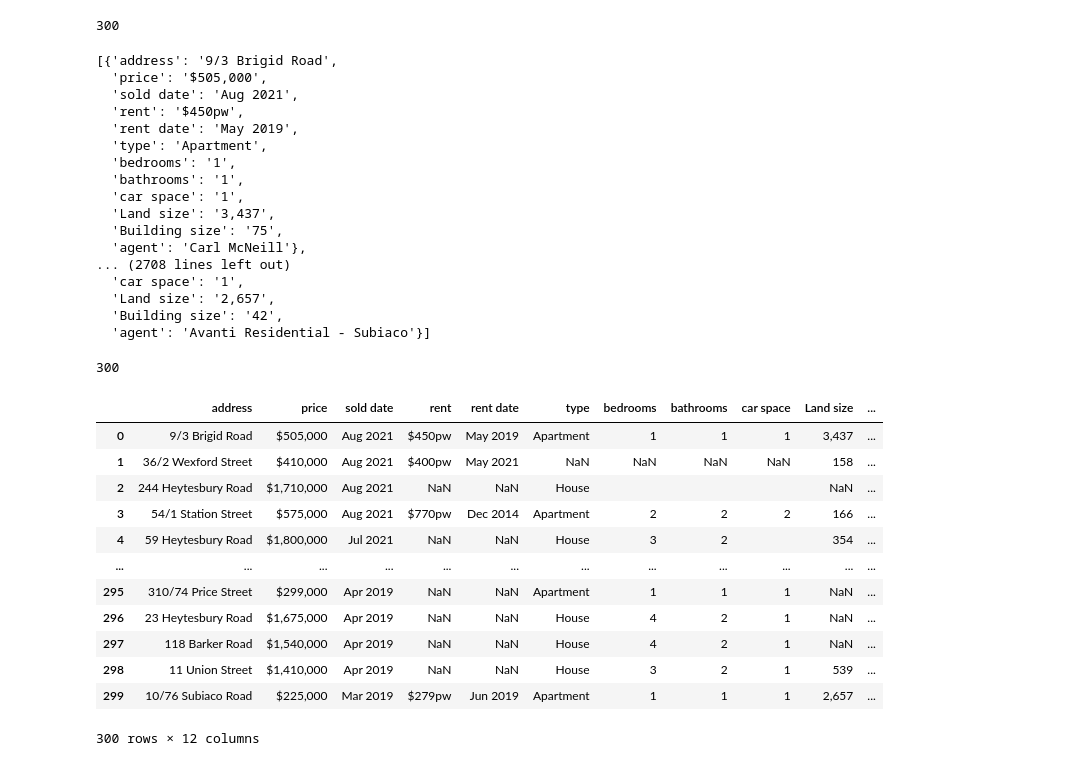
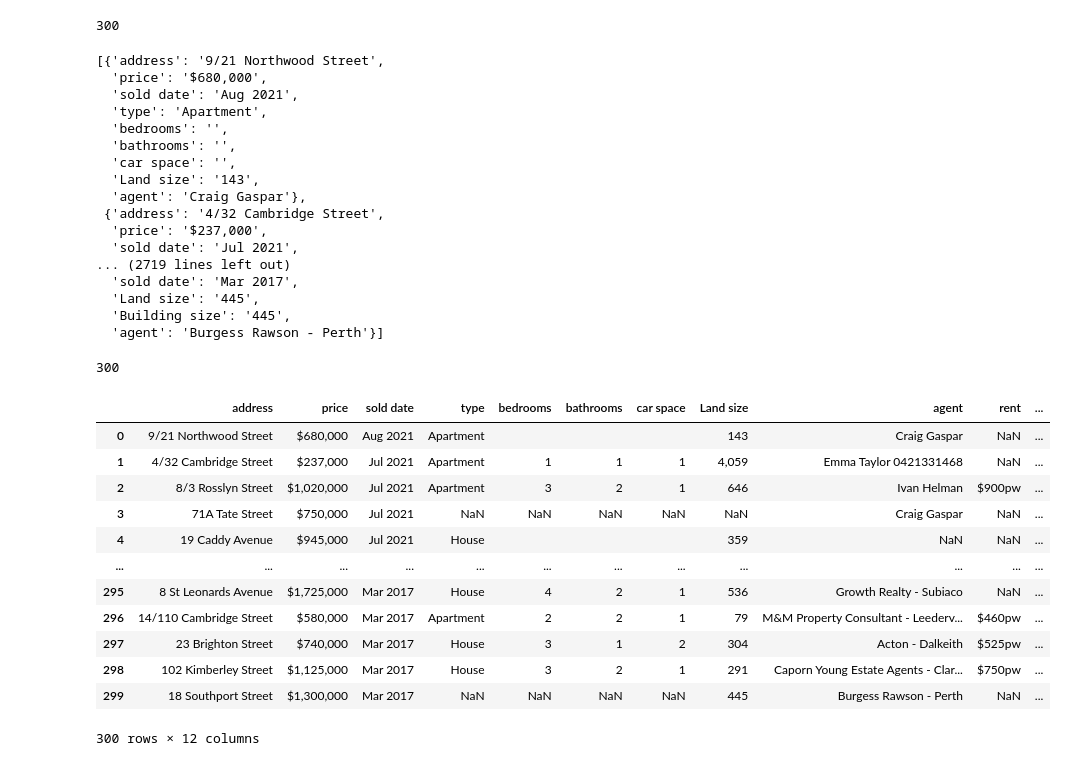
Before and after one commit to helenamin/Perth-City-Properties, a Jupyter notebook: Notebooks/Scrape.ipynb, the cells around one changed output. Drawn from its saved outputs; the diff is of its cells as text; code cells hidden in the pictures.

```diff
--- a/Notebooks/Scrape.ipynb
+++ b/Notebooks/Scrape.ipynb
@@ -32,7 +31,7 @@ pages = np.arange(0, 30, 1)
 for page in pages:
 
 #     page_url = "http://house.speakingsame.com/p.php?q=Perth&p="+ str(page) +"&s=1&st=&type=&count=300&region=Perth&lat=0&lng=0&sta=wa&htype=&agent=0&minprice=0&maxprice=0&minbed=0&maxbed=0&minland=0&maxland=0"
-    page_url = "http://house.speakingsame.com/p.php?q=Subiaco&p="+ str(page) +"&s=1&st=&type=&count=300&region=Subiaco&lat=0&lng=0&sta=wa&htype=&agent=0&minprice=0&maxprice=0&minbed=0&maxbed=0&minland=0&maxland=0"
+    page_url = "http://house.speakingsame.com/p.php?q=West+Leederville&p="+ str(page) +"&s=1&st=&type=&count=300&region=West+Leederville&lat=0&lng=0&sta=wa&htype=&agent=0&minprice=0&maxprice=0&minbed=0&maxbed=0&minland=0&maxland=0"
 
     browser.visit(page_url)
 
@@ -140,43 +139,43 @@ for i in range(0, len(addresses)):
 
 Properties
 # %% [output]
-[{'address': '9/3 Brigid Road',
-  'price': '$505,000',
+[{'address': '9/21 Northwood Street',
+  'price': '$680,000',
   'sold date': 'Aug 2021',
-  'rent': '$450pw',
-  'rent date': 'May 2019',
   'type': 'Apartment',
-  'bedrooms': '1',
-  'bathrooms': '1',
-  'car space': '1',
-  'Land size': '3,437',
-  'Building size': '75',
-  'agent': 'Carl McNeill'},
-... (2708 lines left out)
-  'car space': '1',
-  'Land size': '2,657',
-  'Building size': '42',
-  'agent': 'Avanti Residential - Subiaco'}]
+  'bedrooms': '',
+  'bathrooms': '',
+  'car space': '',
+  'Land size': '143',
+  'agent': 'Craig Gaspar'},
+ {'address': '4/32 Cambridge Street',
+  'price': '$237,000',
+  'sold date': 'Jul 2021',
+... (2719 lines left out)
+  'sold date': 'Mar 2017',
+  'Land size': '445',
+  'Building size': '445',
+  'agent': 'Burgess Rawson - Perth'}]
 # %%
 len(Properties)
 # %% [output]
 300
 # %%
-Subiaco_df = pd.DataFrame(Properties)
+WestLeederville_df = pd.DataFrame(Properties)
-# %%
-Subiaco_df
-# %% [output]
-|  | address | price | sold date | rent | rent date | type | bedrooms | bathrooms | car space | Land size | ... |
-| 0 | 9/3 Brigid Road | $505,000 | Aug 2021 | $450pw | May 2019 | Apartment | 1 | 1 | 1 | 3,437 | ... |
-| 1 | 36/2 Wexford Street | $410,000 | Aug 2021 | $400pw | May 2021 | NaN | NaN | NaN | NaN | 158 | ... |
-| 2 | 244 Heytesbury Road | $1,710,000 | Aug 2021 | NaN | NaN | House |  |  |  | NaN | ... |
-| 3 | 54/1 Station Street | $575,000 | Aug 2021 | $770pw | Dec 2014 | Apartment | 2 | 2 | 2 | 166 | ... |
-| 4 | 59 Heytesbury Road | $1,800,000 | Jul 2021 | NaN | NaN | House | 3 | 2 |  | 354 | ... |
-| ... | ... | ... | ... | ... | ... | ... | ... | ... | ... | ... | ... |
-| 295 | 310/74 Price Street | $299,000 | Apr 2019 | NaN | NaN | Apartment | 1 | 1 | 1 | NaN | ... |
-| 296 | 23 Heytesbury Road | $1,675,000 | Apr 2019 | NaN | NaN | House | 4 | 2 | 1 | NaN | ... |
-| 297 | 118 Barker Road | $1,540,000 | Apr 2019 | NaN | NaN | House | 4 | 2 | 1 | NaN | ... |
-| 298 | 11 Union Street | $1,410,000 | Apr 2019 | NaN | NaN | House | 3 | 2 | 1 | 539 | ... |
-| 299 | 10/76 Subiaco Road | $225,000 | Mar 2019 | $279pw | Jun 2019 | Apartment | 1 | 1 | 1 | 2,657 | ... |
-300 rows × 12 columns
+# %%
+WestLeederville_df
+# %% [output]
+|  | address | price | sold date | type | bedrooms | bathrooms | car space | Land size | agent | rent | ... |
+| 0 | 9/21 Northwood Street | $680,000 | Aug 2021 | Apartment |  |  |  | 143 | Craig Gaspar | NaN | ... |
+| 1 | 4/32 Cambridge Street | $237,000 | Jul 2021 | Apartment | 1 | 1 | 1 | 4,059 | Emma Taylor 0421331468 | NaN | ... |
+| 2 | 8/3 Rosslyn Street | $1,020,000 | Jul 2021 | Apartment | 3 | 2 | 1 | 646 | Ivan Helman | $900pw | ... |
+| 3 | 71A Tate Street | $750,000 | Jul 2021 | NaN | NaN | NaN | NaN | NaN | Craig Gaspar | NaN | ... |
+| 4 | 19 Caddy Avenue | $945,000 | Jul 2021 | House |  |  |  | 359 | NaN | NaN | ... |
+| ... | ... | ... | ... | ... | ... | ... | ... | ... | ... | ... | ... |
+| 295 | 8 St Leonards Avenue | $1,725,000 | Mar 2017 | House | 4 | 2 | 1 | 536 | Growth Realty - Subiaco | NaN | ... |
+| 296 | 14/110 Cambridge Street | $580,000 | Mar 2017 | Apartment | 2 | 2 | 1 | 79 | M&M Property Consultant - Leederv... | $460pw | ... |
+| 297 | 23 Brighton Street | $740,000 | Mar 2017 | House | 3 | 1 | 2 | 304 | Acton - Dalkeith | $525pw | ... |
+| 298 | 102 Kimberley Street | $1,125,000 | Mar 2017 | House | 3 | 2 | 1 | 291 | Caporn Young Estate Agents - Clar... | $750pw | ... |
+| 299 | 18 Southport Street | $1,300,000 | Mar 2017 | NaN | NaN | NaN | NaN | 445 | Burgess Rawson - Perth | NaN | ... |
+300 rows × 12 columns
 # %%
```
Also changed, not shown: parts of 4 cells of this notebook, 13 other files.
